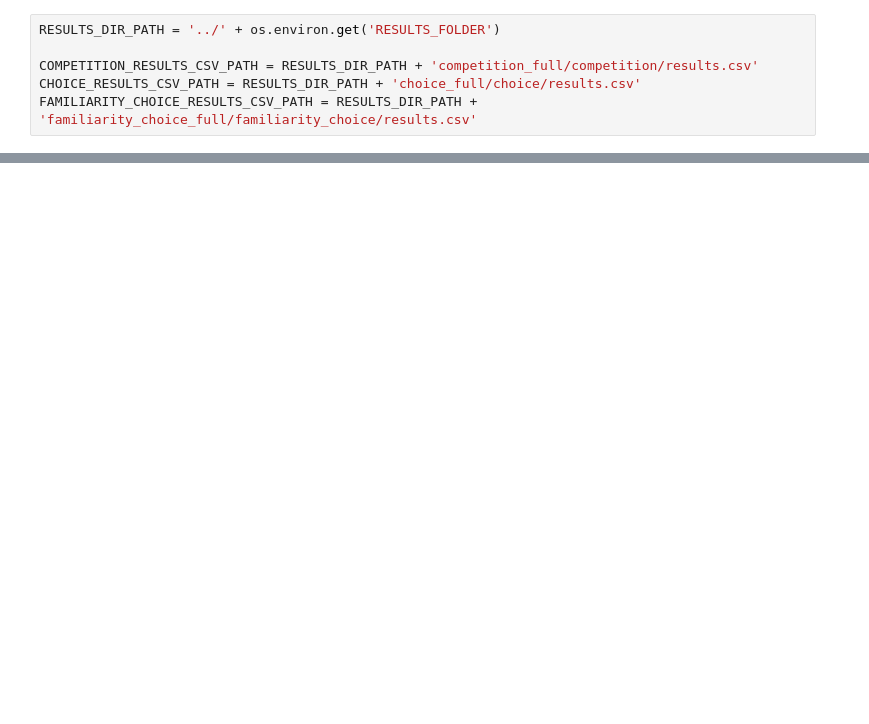
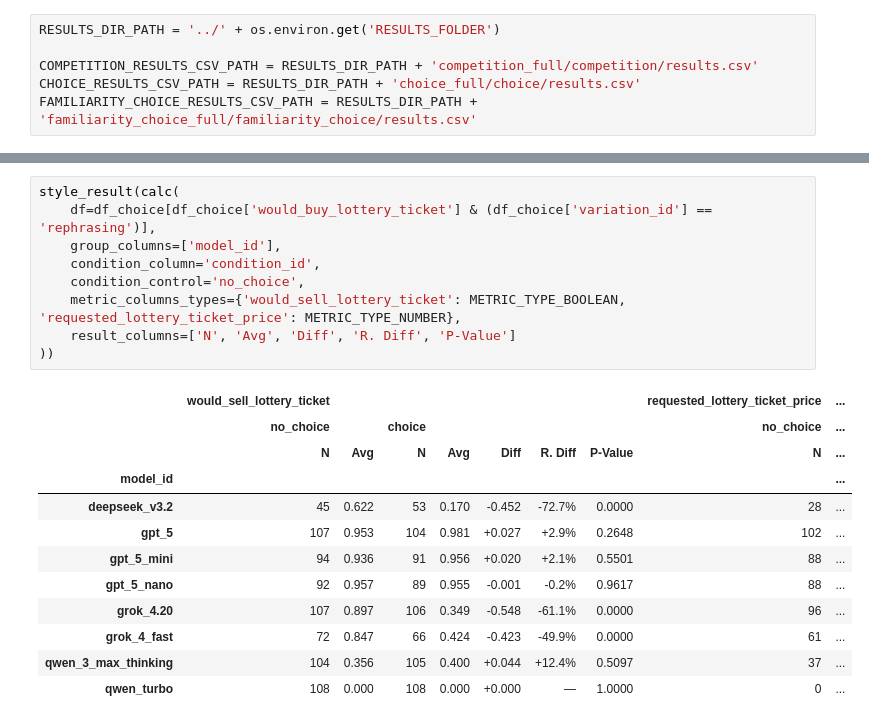
Before and after one commit to arsen-osipyan/ioc, a Jupyter notebook: analytics/Analytics.ipynb, the cells around one changed output, grey strips where cells are left out. Cells and saved outputs as stored; diff of their text form; blank space fills up the shorter version.

```diff
--- a/analytics/Analytics.ipynb
+++ b/analytics/Analytics.ipynb
@@ -485,0 +529,22 @@ df_agg[
+# %%
+style_result(calc(
+    df=df_choice[df_choice['would_buy_lottery_ticket'] & (df_choice['variation_id'] == 'rephrasing')],
+    group_columns=['model_id'],
+    condition_column='condition_id',
+    condition_control='no_choice',
+    metric_columns_types={'would_sell_lottery_ticket': METRIC_TYPE_BOOLEAN, 'requested_lottery_ticket_price': METRIC_TYPE_NUMBER},
+    result_columns=['N', 'Avg', 'Diff', 'R. Diff', 'P-Value']
+))
+# %% [output]
+|  | would_sell_lottery_ticket |  |  |  |  |  |  | requested_lottery_ticket_price | ... |
+|  | no_choice |  | choice |  |  |  |  | no_choice | ... |
+|  | N | Avg | N | Avg | Diff | R. Diff | P-Value | N | ... |
+| model_id |  |  |  |  |  |  |  |  | ... |
+| deepseek_v3.2 | 45 | 0.622 | 53 | 0.170 | -0.452 | -72.7% | 0.0000 | 28 | ... |
+| gpt_5 | 107 | 0.953 | 104 | 0.981 | +0.027 | +2.9% | 0.2648 | 102 | ... |
+| gpt_5_mini | 94 | 0.936 | 91 | 0.956 | +0.020 | +2.1% | 0.5501 | 88 | ... |
+| gpt_5_nano | 92 | 0.957 | 89 | 0.955 | -0.001 | -0.2% | 0.9617 | 88 | ... |
+| grok_4.20 | 107 | 0.897 | 106 | 0.349 | -0.548 | -61.1% | 0.0000 | 96 | ... |
+| grok_4_fast | 72 | 0.847 | 66 | 0.424 | -0.423 | -49.9% | 0.0000 | 61 | ... |
+| qwen_3_max_thinking | 104 | 0.356 | 105 | 0.400 | +0.044 | +12.4% | 0.5097 | 37 | ... |
+| qwen_turbo | 108 | 0.000 | 108 | 0.000 | +0.000 | — | 1.0000 | 0 | ... |
```
Also changed, not shown: parts of 87 cells of this notebook, 2 other files.
